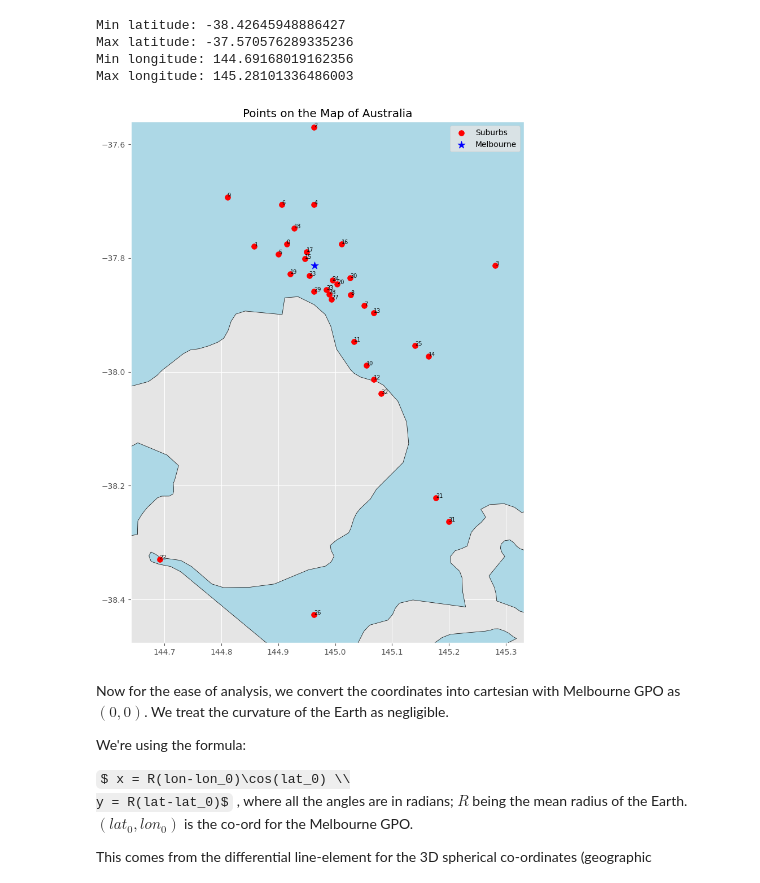
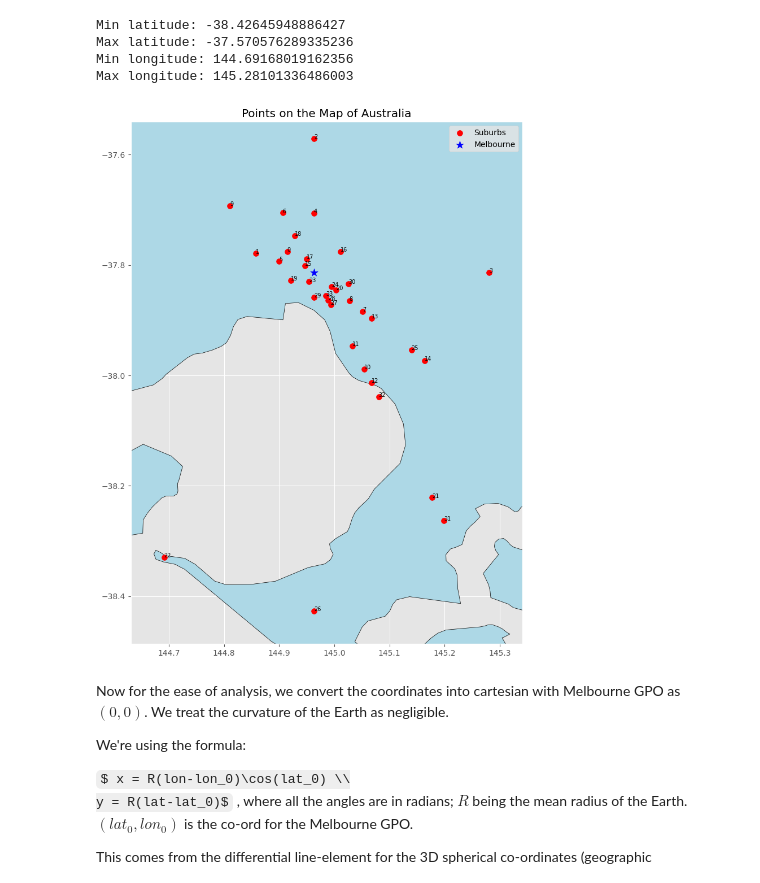
Before and after one commit to Subhasis-Biswas/ML4CPS_Project2, a Jupyter notebook: 2_locations.ipynb, the cells around one changed output. Saved outputs shown, nothing was run; the diff lists cells and outputs as text; code cells hidden in the pictures; some formulas as TeX source.

```diff
--- a/2_locations.ipynb
+++ b/2_locations.ipynb
@@ -136,36 +136,36 @@ from shapely.geometry import Point
 def suburb_plot(lat_lon_pairs, map_path="country_high_res/ne_10m_admin_0_countries.shp"):
 	# Create a GeoDataFrame with the latitude and longitude pairs
 	data = {'latitude': [pair[0] for pair in lat_lon_pairs],
 			'longitude': [pair[1] for pair in lat_lon_pairs]}
 	geometry = [Point(xy) for xy in zip(data['longitude'], data['latitude'])]
 	gdf = gpd.GeoDataFrame(data, geometry=geometry)
 
 	# Load the world map from the downloaded shapefile
 	world = gpd.read_file(map_path)
 
 	# Filter for Australia only
 	australia = world[world['NAME'] == 'Australia']
 
 	# Plotting the map of Australia and the points
 	fig, ax = plt.subplots(figsize=(12, 12))
 	australia.plot(ax=ax, color='lightblue', edgecolor='black')
 	gdf.plot(ax=ax, color='red', markersize=50)
-	ax.set_xlim([min_lon-0.05, max_lon+0.05])
-	ax.set_ylim([min_lat-0.05, max_lat+0.01])
+	ax.set_xlim([min_lon-0.06, max_lon+0.06])
+	ax.set_ylim([min_lat-0.06, max_lat+0.03])
 	# plot melbourne with a different color
 	melbourne = gpd.GeoDataFrame({'city': ['Melbourne'], 'latitude': [-37.81336105022706], 'longitude': [144.9632650646953]}, geometry=[Point(144.9632650646953, -37.81336105022706)])
 	# marker shape for melbourne is a star
 	melbourne.plot(ax=ax, color='blue', markersize=100, marker='*')
 	# put numbers on the markers for the suburbs
 	for i, txt in enumerate(data['latitude']):
 		ax.annotate(i, (data['longitude'][i], data['latitude'][i]), color='black',fontsize=7)
 	plt.title('Points on the Map of Australia')
 	plt.legend(['Suburbs', 'Melbourne'])
 	plt.show()
 
 suburb_plot(suburb_coords)
 # %% [output]
-[figure, old version]
+[figure, new version]
 # %% [markdown]
 Now for the ease of analysis, we convert the coordinates into cartesian with Melbourne GPO as $(0,0)$. We treat the curvature of the Earth as negligible.
 
```
Also changed, not shown: 1 other file.
